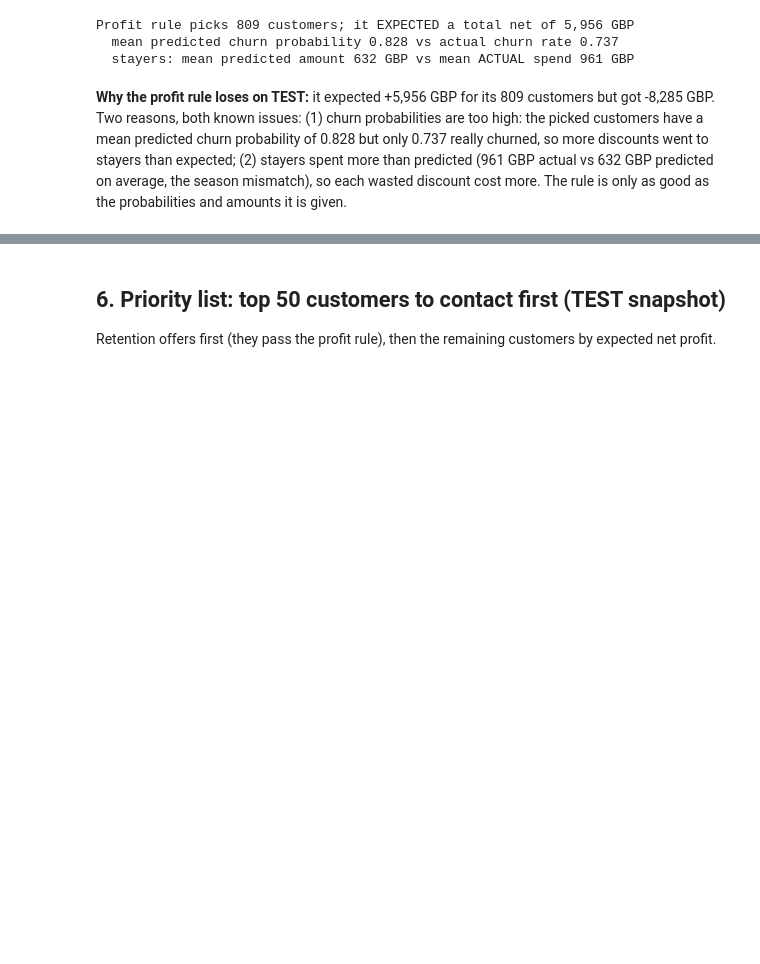
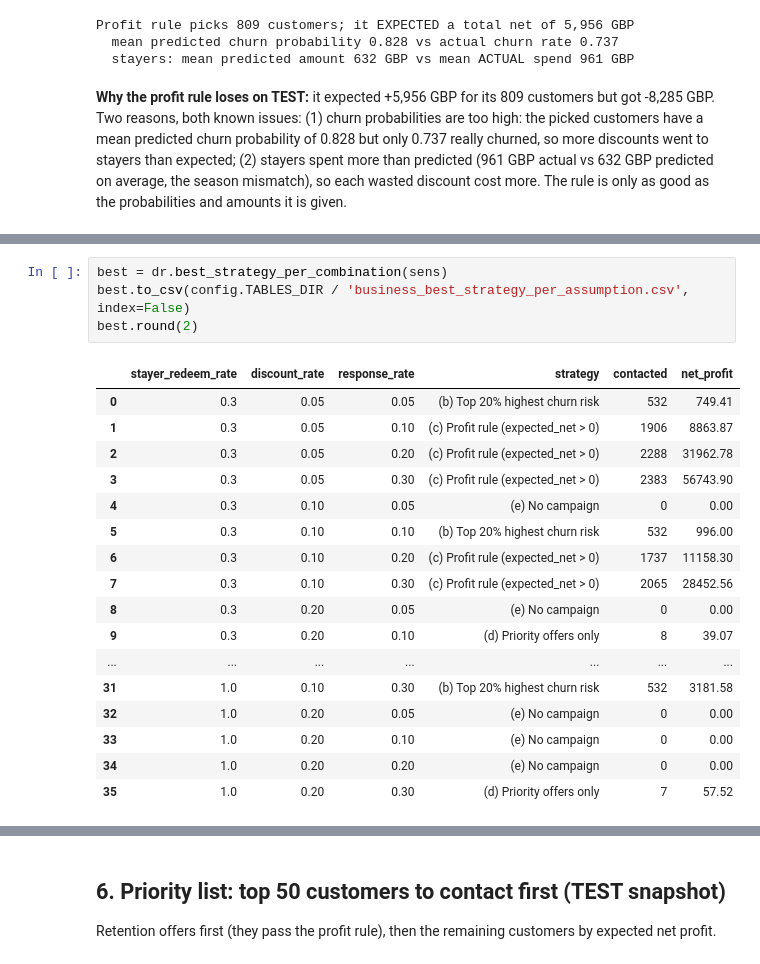
Before and after one commit to Muskan15-debug/ML-project, a Jupyter notebook: notebooks/06_shap_and_business_rules.ipynb, the cells around one changed output, grey strips where cells are left out. Saved outputs shown, nothing was run; the diff lists cells and outputs as text; blank space fills up the shorter version.

```diff
--- a/notebooks/06_shap_and_business_rules.ipynb
+++ b/notebooks/06_shap_and_business_rules.ipynb
@@ -237,0 +246,22 @@ sens.pivot_table(index=['discount_rate', 'response_rate'], columns='strategy', v
+# %%
+best = dr.best_strategy_per_combination(sens)
+best.to_csv(config.TABLES_DIR / 'business_best_strategy_per_assumption.csv', index=False)
+best.round(2)
+# %% [output]
+|  | stayer_redeem_rate | discount_rate | response_rate | strategy | contacted | net_profit |
+| 0 | 0.3 | 0.05 | 0.05 | (b) Top 20% highest churn risk | 532 | 749.41 |
+| 1 | 0.3 | 0.05 | 0.10 | (c) Profit rule (expected_net > 0) | 1906 | 8863.87 |
+| 2 | 0.3 | 0.05 | 0.20 | (c) Profit rule (expected_net > 0) | 2288 | 31962.78 |
+| 3 | 0.3 | 0.05 | 0.30 | (c) Profit rule (expected_net > 0) | 2383 | 56743.90 |
+| 4 | 0.3 | 0.10 | 0.05 | (e) No campaign | 0 | 0.00 |
+| 5 | 0.3 | 0.10 | 0.10 | (b) Top 20% highest churn risk | 532 | 996.00 |
+| 6 | 0.3 | 0.10 | 0.20 | (c) Profit rule (expected_net > 0) | 1737 | 11158.30 |
+| 7 | 0.3 | 0.10 | 0.30 | (c) Profit rule (expected_net > 0) | 2065 | 28452.56 |
+| 8 | 0.3 | 0.20 | 0.05 | (e) No campaign | 0 | 0.00 |
+| 9 | 0.3 | 0.20 | 0.10 | (d) Priority offers only | 8 | 39.07 |
+| ... | ... | ... | ... | ... | ... | ... |
+| 31 | 1.0 | 0.10 | 0.30 | (b) Top 20% highest churn risk | 532 | 3181.58 |
+| 32 | 1.0 | 0.20 | 0.05 | (e) No campaign | 0 | 0.00 |
+| 33 | 1.0 | 0.20 | 0.10 | (e) No campaign | 0 | 0.00 |
+| 34 | 1.0 | 0.20 | 0.20 | (e) No campaign | 0 | 0.00 |
+| 35 | 1.0 | 0.20 | 0.30 | (d) Priority offers only | 7 | 57.52 |
```
Also changed, not shown: parts of 10 cells of this notebook, 15 other files.
